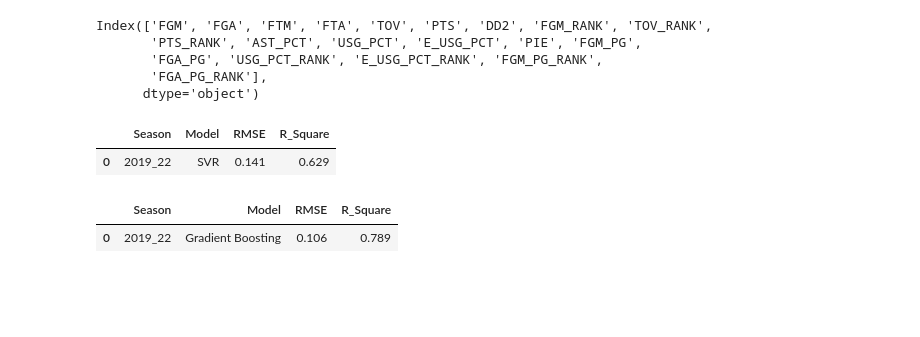
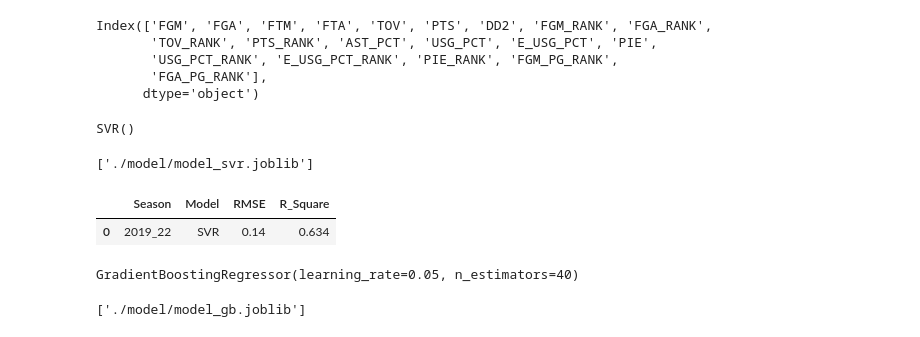
Before and after one commit to frankkhung/NBA-MVP-Prediction, a Jupyter notebook: mvp_prediction.ipynb, the cells around one changed output. Saved outputs shown, nothing was run; the diff lists cells and outputs as text; code cells hidden in the pictures; blank space fills up the shorter version.

```diff
--- a/mvp_prediction.ipynb
+++ b/mvp_prediction.ipynb
@@ -117,14 +120,14 @@ selected_features = nba_2000_18_model.columns[selector.get_support()]
 # Print the selected feature names, F-scores and p-values
 # for feature, f_score, p_value in zip(selected_features, f_scores, p_values):
 #    print(f"Feature: {feature}, F-score: {f_score:.2f}, p-value: {p_value:.2g}")
-# %%
-selected_features
-# %% [output]
-Index(['FGM', 'FGA', 'FTM', 'FTA', 'TOV', 'PTS', 'DD2', 'FGM_RANK', 'TOV_RANK',
-       'PTS_RANK', 'AST_PCT', 'USG_PCT', 'E_USG_PCT', 'PIE', 'FGM_PG',
-       'FGA_PG', 'USG_PCT_RANK', 'E_USG_PCT_RANK', 'FGM_PG_RANK',
-       'FGA_PG_RANK'],
-      dtype='object')
+# %%
+selected_features
+# %% [output]
+Index(['FGM', 'FGA', 'FTM', 'FTA', 'TOV', 'PTS', 'DD2', 'FGM_RANK', 'FGA_RANK',
+       'TOV_RANK', 'PTS_RANK', 'AST_PCT', 'USG_PCT', 'E_USG_PCT', 'PIE',
+       'USG_PCT_RANK', 'E_USG_PCT_RANK', 'PIE_RANK', 'FGM_PG_RANK',
+       'FGA_PG_RANK'],
+      dtype='object')
 # %%
 # create an empty dictionary to store the prediction results
 test_values = {}
@@ -143,20 +146,29 @@ grid.fit(nba_2000_18_new, share_2000_18)
 
 # train SVR
 model_svr.fit(nba_2000_18_new, share_2000_18)
-trained_models['SVR'] = model_svr
-
-# get test set values
-y_pred_svr = model_svr.predict(nba_2019_22_new)
-y_pred_svr = np.clip(y_pred_svr, 0, 1)
-test_values['SVR'] = y_pred_svr
-
-# test result
-svr_metrics = pd.DataFrame()
-svr_metrics = testing_metrics(share_2019_22, y_pred_svr, svr_metrics, 'SVR', '2019_22')
-svr_metrics
 # %% [output]
-|  | Season | Model | RMSE | R_Square |
-| 0 | 2019_22 | SVR | 0.141 | 0.629 |
+SVR()
+# %%
+# save the model
+joblib.dump(model_svr, './model/model_svr.joblib')
+# %% [output]
+['./model/model_svr.joblib']
+# %%
+# get test set values
+model_svr = joblib.load('./model/model_svr.joblib')
+y_pred_svr = model_svr.predict(nba_2019_22_new)
+trained_models['SVR'] = model_svr
+
+y_pred_svr = np.clip(y_pred_svr, 0, 1)
+test_values['SVR'] = y_pred_svr
+
+# test result
+svr_metrics = pd.DataFrame()
+svr_metrics = testing_metrics(share_2019_22, y_pred_svr, svr_metrics, 'SVR', '2019_22')
+svr_metrics
+# %% [output]
+|  | Season | Model | RMSE | R_Square |
+| 0 | 2019_22 | SVR | 0.14 | 0.634 |
 # %%
 # Gradient Boosting
 param_grid = {'n_estimators': [10,20,30,40,50],
@@ -168,19 +180,12 @@ grid = GridSearchCV(gb_model, param_grid, cv = kf)
 grid.fit(nba_2000_18_new, share_2000_18)
 model_gb = GradientBoostingRegressor(**grid.best_params_)
 
-
 # train Gradient Boosting
 model_gb.fit(nba_2000_18_new, share_2000_18)
-trained_models['Gradient Boosting'] = model_gb
-
-# get test set values
-y_pred_gb = model_gb.predict(nba_2019_22_new)
-test_values['Gradient Boosting'] = y_pred_gb
-
-# test result
-gb_metrics = pd.DataFrame()
-gb_metrics = testing_metrics(share_2019_22, y_pred_gb, gb_metrics, 'Gradient Boosting', '2019_22')
-gb_metrics
 # %% [output]
-|  | Season | Model | RMSE | R_Square |
-| 0 | 2019_22 | Gradient Boosting | 0.106 | 0.789 |
+GradientBoostingRegressor(learning_rate=0.05, n_estimators=40)
+# %%
+# save the model
+joblib.dump(model_gb, './model/model_gb.joblib')
+# %% [output]
+['./model/model_gb.joblib']
```
Also changed, not shown: parts of 24 cells of this notebook, 11 other files.
